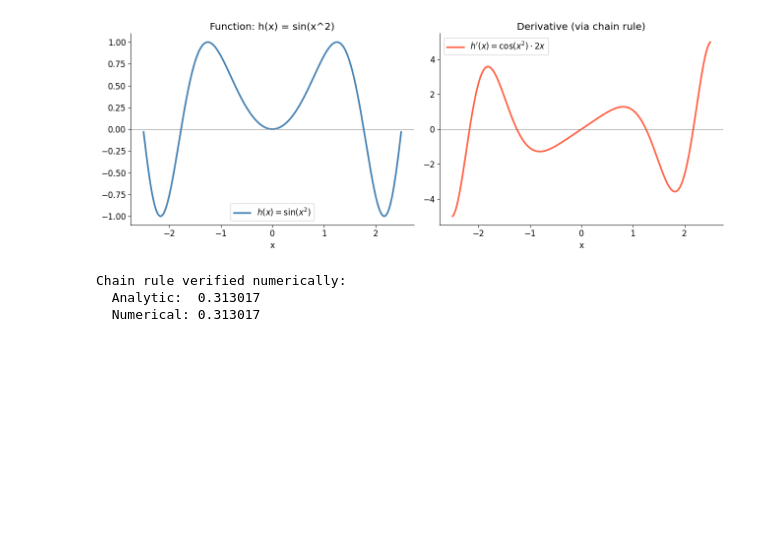
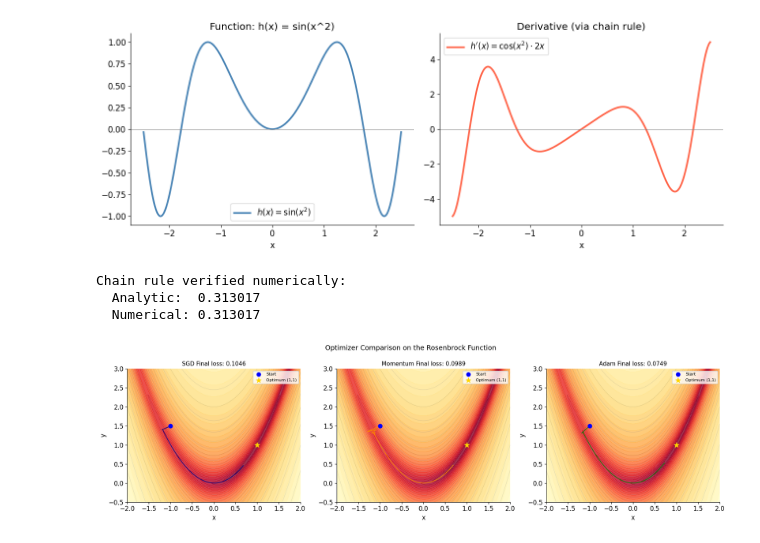
Before and after one commit to Raksha-Karn/Minspire-MLFromScratch, a Jupyter notebook: Day_1/calculus.ipynb, the cells around one changed output. Drawn from its saved outputs; the diff is of its cells as text; code cells hidden in the pictures; blank space fills up the shorter version.

Commit message:
compared optimizers on rosenbrock function

```diff
--- a/Day_1/calculus.ipynb
+++ b/Day_1/calculus.ipynb
@@ -152,3 +152,84 @@ print(f"  Numerical: {numerical_derivative(h, x0):.6f}")
 Chain rule verified numerically:
   Analytic:  0.313017
   Numerical: 0.313017
+# %%
+def rosenbrock(x, y):
+    return (1 - x)**2 + 100*(y - x**2)**2
+
+def rosenbrock_grad(x, y):
+    dfdx = -2*(1 - x) - 400*x*(y - x**2)
+    dfdy = 200*(y - x**2)
+    return np.array([dfdx, dfdy])
+
+def run_sgd(start, lr=0.001, n=2000):
+    pos = np.array(start, dtype=float)
+    path = [pos.copy()]
+    for _ in range(n):
+        g = rosenbrock_grad(*pos)
+        pos -= lr * g
+        path.append(pos.copy())
+    return np.array(path)
+
+def run_momentum(start, lr=0.001, beta=0.9, n=2000):
+    pos = np.array(start, dtype=float)
+    v = np.zeros(2)
+    path = [pos.copy()]
+    for _ in range(n):
+        g = rosenbrock_grad(*pos)
+        v = beta*v + (1 - beta)*g
+        pos -= lr * v
+        path.append(pos.copy())
+    return np.array(path)
+
+def run_adam(start, lr=0.01, beta1=0.9, beta2=0.999, eps=1e-8, n=2000):
+    pos = np.array(start, dtype=float)
+    m = np.zeros(2); v = np.zeros(2)
+    path = [pos.copy()]
+    for t in range(1, n+1):
+        g = rosenbrock_grad(*pos)
+        m = beta1*m + (1-beta1)*g
+        v = beta2*v + (1-beta2)*g**2
+        m_hat = m/(1 - beta1**t)
+        v_hat = v/(1 - beta2**t)
+        pos -= lr * m_hat / (np.sqrt(v_hat) + eps)
+        path.append(pos.copy())
+    return np.array(path)
+
+start = [-1.0, 1.5]
+path_sgd  = run_sgd(start)
+path_mom  = run_momentum(start)
+path_adam = run_adam(start)
+
+x_r = np.linspace(-2, 2, 300)
+y_r = np.linspace(-0.5, 3, 300)
+Xr, Yr = np.meshgrid(x_r, y_r)
+Zr = rosenbrock(Xr, Yr)
+
+fig, axes = plt.subplots(1, 3, figsize=(17, 5))
+optimizer_paths = [
+    ('SGD', path_sgd, 'navy'),
+    ('Momentum', path_mom, 'darkorange'),
+    ('Adam', path_adam, 'green'),
+]
+
+for ax, (name, path, color) in zip(axes, optimizer_paths):
+    ax.contourf(Xr, Yr, np.log(Zr + 1), levels=30, cmap='YlOrRd_r', alpha=0.8)
+    ax.contour(Xr, Yr, np.log(Zr + 1), levels=20, colors='gray', alpha=0.3, linewidths=0.5)
+    ax.plot(path[:, 0], path[:, 1], color=color, lw=1.5, alpha=0.8)
+    ax.scatter(*path[0], color='blue', s=60, zorder=5, label='Start')
+    ax.scatter(1, 1, color='gold', s=100, marker='*', zorder=5, label='Optimum (1,1)')
+    ax.set_xlim(-2, 2); ax.set_ylim(-0.5, 3)
+    final_loss = rosenbrock(*path[-1])
+    ax.set_title(f'{name} Final loss: {final_loss:.4f}', fontsize=11)
+    ax.legend(fontsize=8)
+    ax.set_xlabel('x'); ax.set_ylabel('y')
+
+plt.suptitle('Optimizer Comparison on the Rosenbrock Function', fontsize=13)
+plt.tight_layout()
+plt.show()
+
+print("\nFinal positions:")
+for name, path, _ in optimizer_paths:
+    print(f"  {name:10s}: ({path[-1,0]:.4f}, {path[-1,1]:.4f}), loss={rosenbrock(*path[-1]):.6f}")
+# %% [output]
+[figure, added]
```
Also changed, not shown: parts of 1 cell of this notebook.
